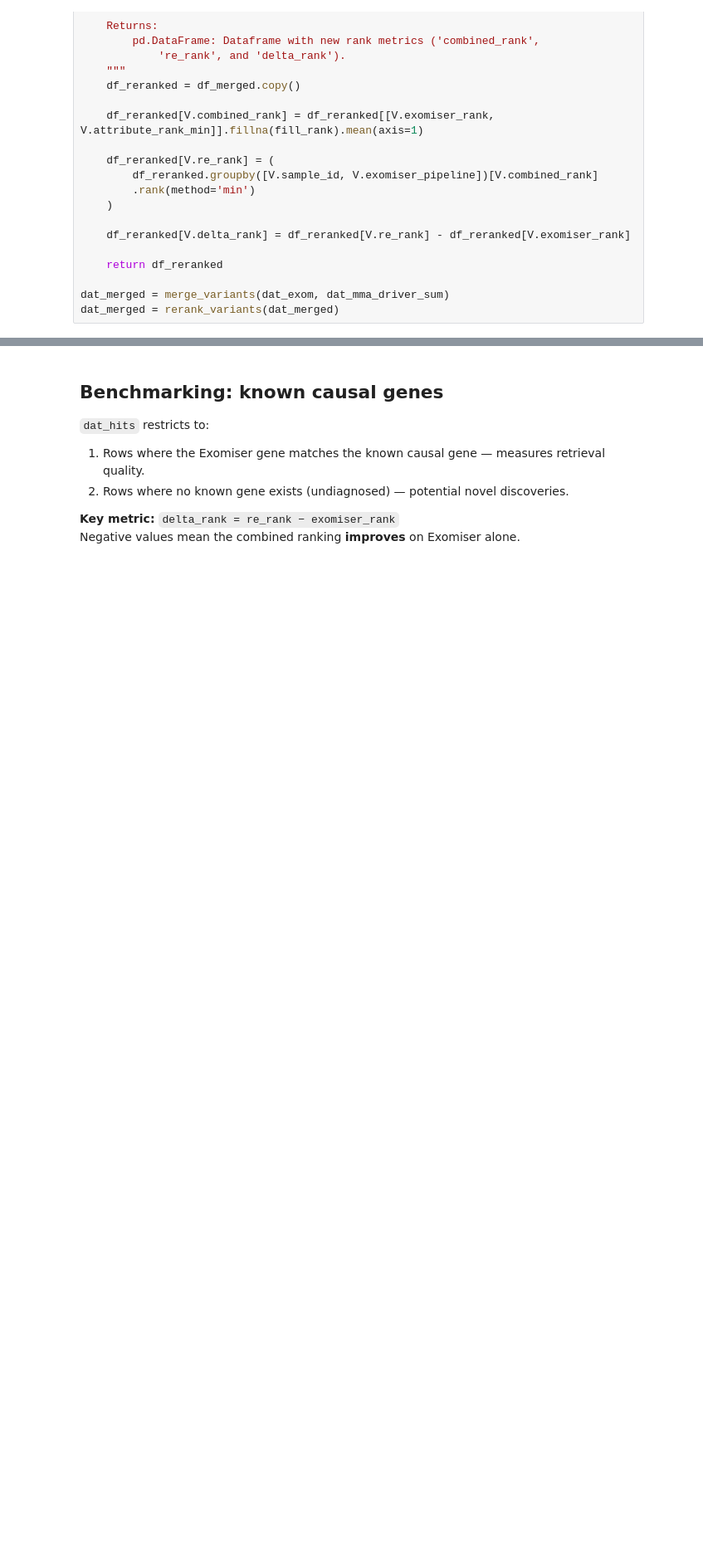
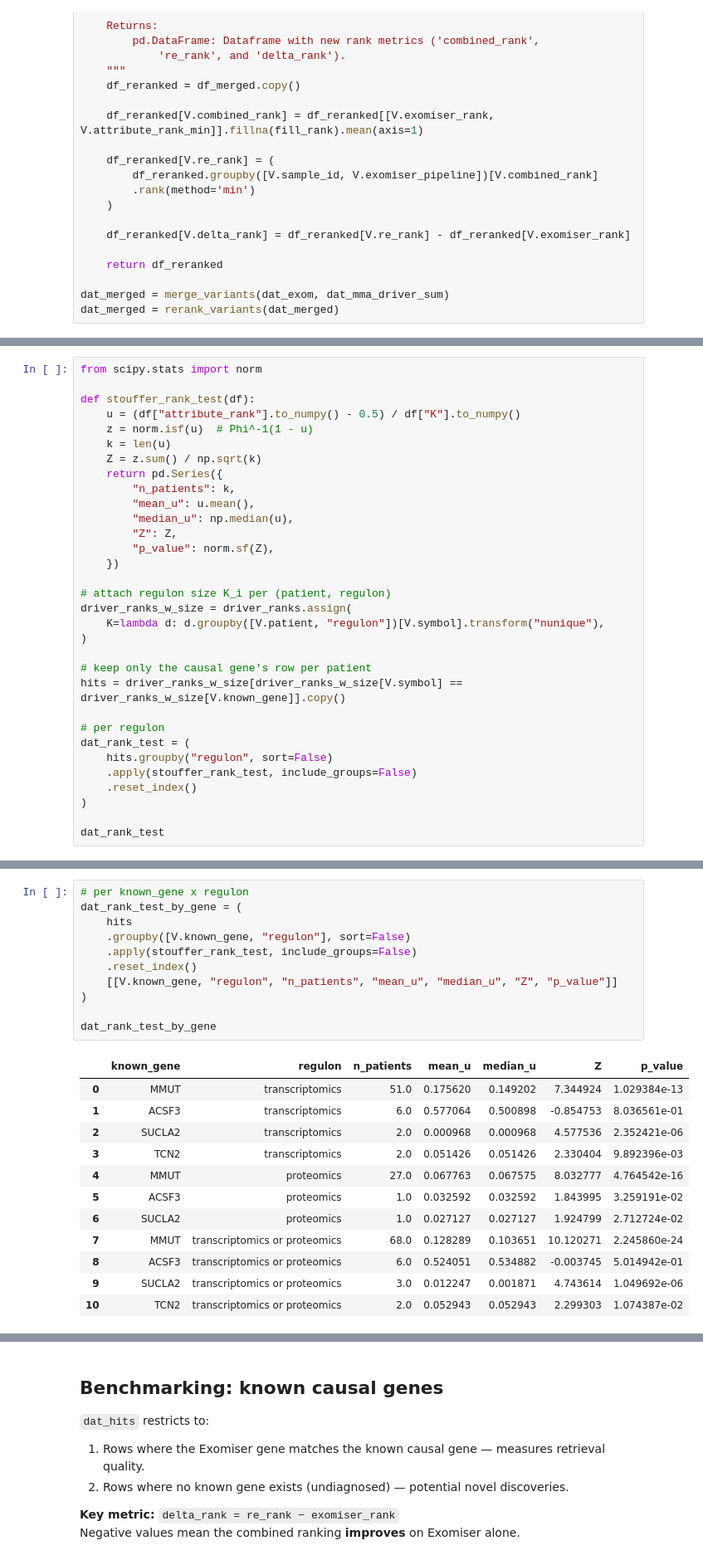
Before and after one commit to napistu/napistu-scrapyard, a Jupyter notebook: applications/forny_2023/variant_reranking.ipynb, the cells around one changed output, grey strips where cells are left out. Shown at 83% size. Cells and saved outputs as stored; diff of their text form; blank space fills up the shorter version.

```diff
--- a/applications/forny_2023/variant_reranking.ipynb
+++ b/applications/forny_2023/variant_reranking.ipynb
@@ -363,0 +736,32 @@ dat_merged = rerank_variants(dat_merged)
+# %%
+from scipy.stats import norm
+
+def stouffer_rank_test(df):
+    u = (df["attribute_rank"].to_numpy() - 0.5) / df["K"].to_numpy()
+    z = norm.isf(u)  # Phi^-1(1 - u)
+    k = len(u)
+    Z = z.sum() / np.sqrt(k)
+    return pd.Series({
+        "n_patients": k,
+        "mean_u": u.mean(),
+        "median_u": np.median(u),
+        "Z": Z,
+        "p_value": norm.sf(Z),
+    })
+
+# attach regulon size K_i per (patient, regulon)
+driver_ranks_w_size = driver_ranks.assign(
+    K=lambda d: d.groupby([V.patient, "regulon"])[V.symbol].transform("nunique"),
+)
+
+# keep only the causal gene's row per patient
+hits = driver_ranks_w_size[driver_ranks_w_size[V.symbol] == driver_ranks_w_size[V.known_gene]].copy()
+
+# per regulon
+dat_rank_test = (
+    hits.groupby("regulon", sort=False)
+    .apply(stouffer_rank_test, include_groups=False)
+    .reset_index()
+)
+
+dat_rank_test
@@ -363,0 +773,24 @@ dat_merged = rerank_variants(dat_merged)
+# %%
+# per known_gene x regulon
+dat_rank_test_by_gene = (
+    hits
+    .groupby([V.known_gene, "regulon"], sort=False)
+    .apply(stouffer_rank_test, include_groups=False)
+    .reset_index()
+    [[V.known_gene, "regulon", "n_patients", "mean_u", "median_u", "Z", "p_value"]]
+)
+
+dat_rank_test_by_gene
+# %% [output]
+|  | known_gene | regulon | n_patients | mean_u | median_u | Z | p_value |
+| 0 | MMUT | transcriptomics | 51.0 | 0.175620 | 0.149202 | 7.344924 | 1.029384e-13 |
+| 1 | ACSF3 | transcriptomics | 6.0 | 0.577064 | 0.500898 | -0.854753 | 8.036561e-01 |
+| 2 | SUCLA2 | transcriptomics | 2.0 | 0.000968 | 0.000968 | 4.577536 | 2.352421e-06 |
+| 3 | TCN2 | transcriptomics | 2.0 | 0.051426 | 0.051426 | 2.330404 | 9.892396e-03 |
+| 4 | MMUT | proteomics | 27.0 | 0.067763 | 0.067575 | 8.032777 | 4.764542e-16 |
+| 5 | ACSF3 | proteomics | 1.0 | 0.032592 | 0.032592 | 1.843995 | 3.259191e-02 |
+| 6 | SUCLA2 | proteomics | 1.0 | 0.027127 | 0.027127 | 1.924799 | 2.712724e-02 |
+| 7 | MMUT | transcriptomics or proteomics | 68.0 | 0.128289 | 0.103651 | 10.120271 | 2.245860e-24 |
+| 8 | ACSF3 | transcriptomics or proteomics | 6.0 | 0.524051 | 0.534882 | -0.003745 | 5.014942e-01 |
+| 9 | SUCLA2 | transcriptomics or proteomics | 3.0 | 0.012247 | 0.001871 | 4.743614 | 1.049692e-06 |
+| 10 | TCN2 | transcriptomics or proteomics | 2.0 | 0.052943 | 0.052943 | 2.299303 | 1.074387e-02 |
```
Also changed, not shown: parts of 49 cells of this notebook, 1 other file.
